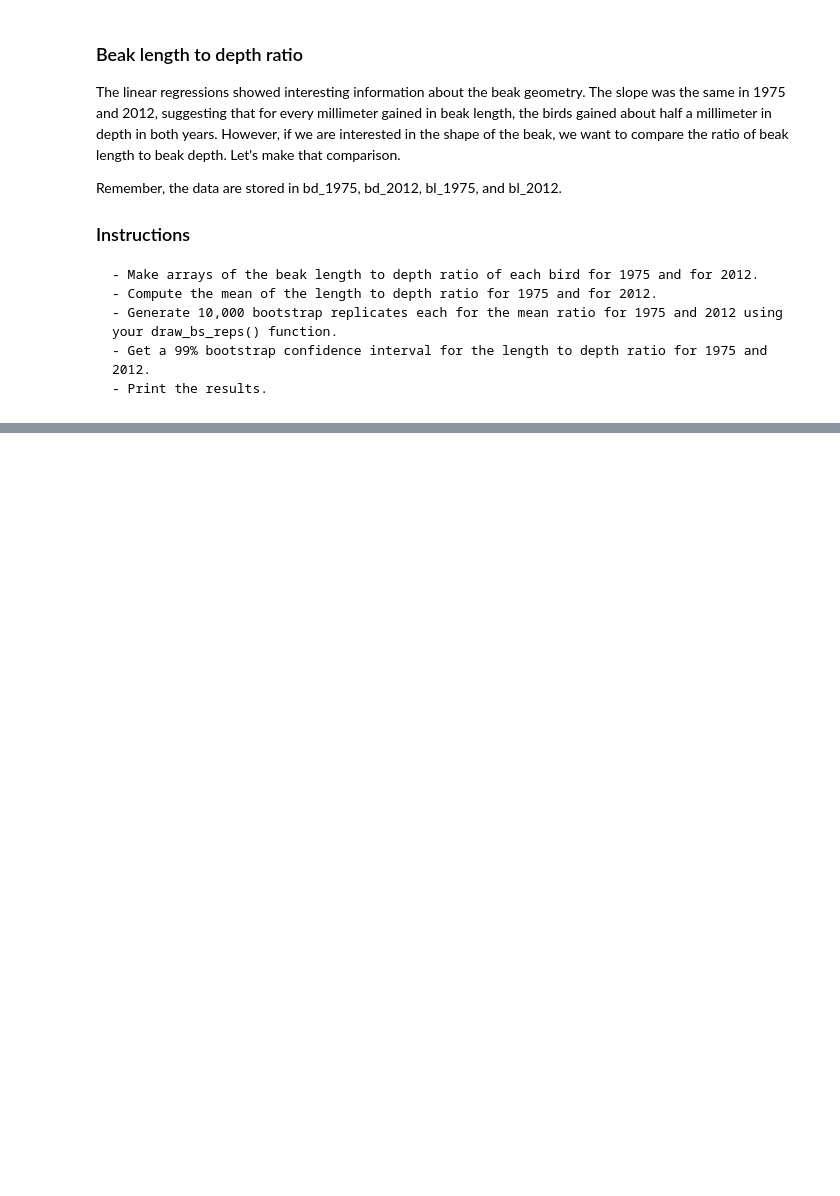
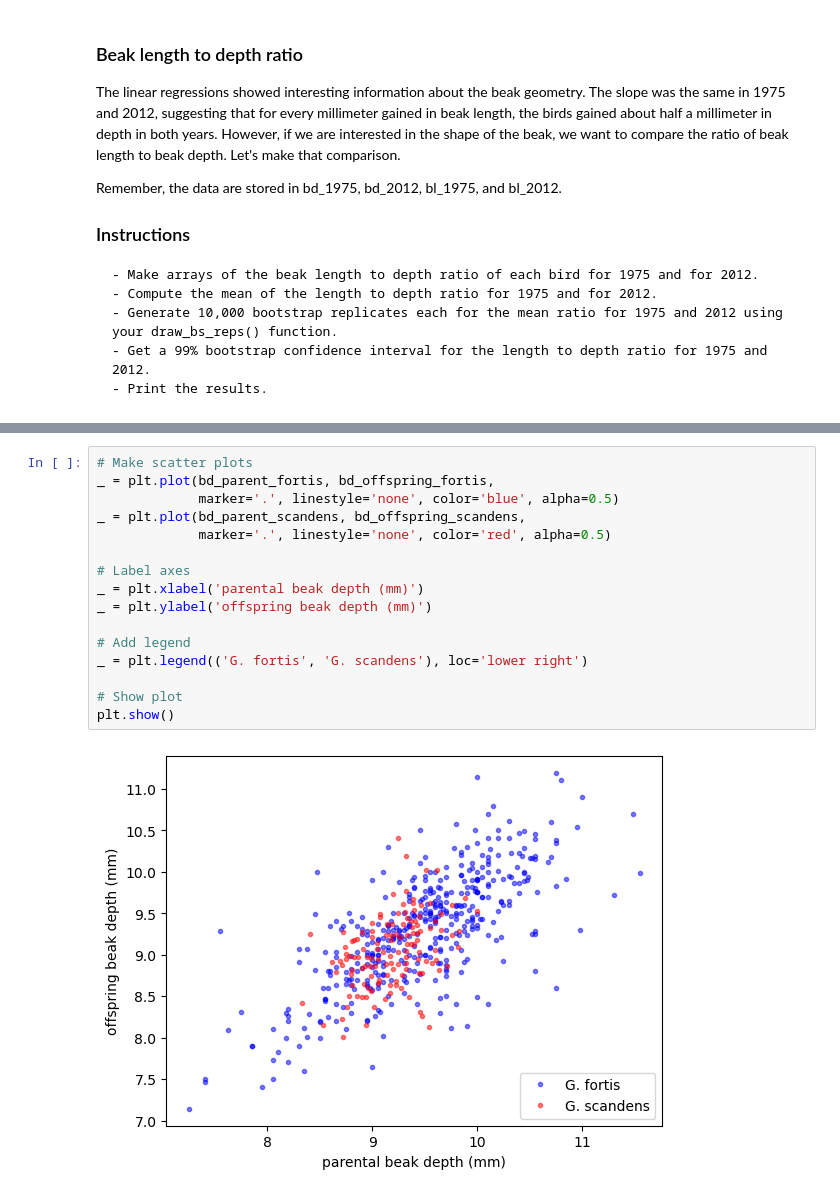
Before and after one commit to cstone157/jupyter_datacamp, a Jupyter notebook: work/courses/Statistical_Thinking_in_Python_(Part_2)/05-Putting_it_all_together-a_case_study.ipynb, the cells around one changed output, grey strips where cells are left out. Drawn from its saved outputs; the diff is of its cells as text; blank space fills up the shorter version.

```diff
--- a/work/courses/Statistical_Thinking_in_Python_(Part_2)/05-Putting_it_all_together-a_case_study.ipynb
+++ b/work/courses/Statistical_Thinking_in_Python_(Part_2)/05-Putting_it_all_together-a_case_study.ipynb
@@ -323,0 +339,18 @@ print('2012: mean ratio =', mean_ratio_2012,
+# %%
+# Make scatter plots
+_ = plt.plot(bd_parent_fortis, bd_offspring_fortis,
+             marker='.', linestyle='none', color='blue', alpha=0.5)
+_ = plt.plot(bd_parent_scandens, bd_offspring_scandens,
+             marker='.', linestyle='none', color='red', alpha=0.5)
+
+# Label axes
+_ = plt.xlabel('parental beak depth (mm)')
+_ = plt.ylabel('offspring beak depth (mm)')
+
+# Add legend
+_ = plt.legend(('G. fortis', 'G. scandens'), loc='lower right')
+
+# Show plot
+plt.show()
+# %% [output]
+[figure, added]
```
Also changed, not shown: parts of 15 cells of this notebook, 1 other file.
